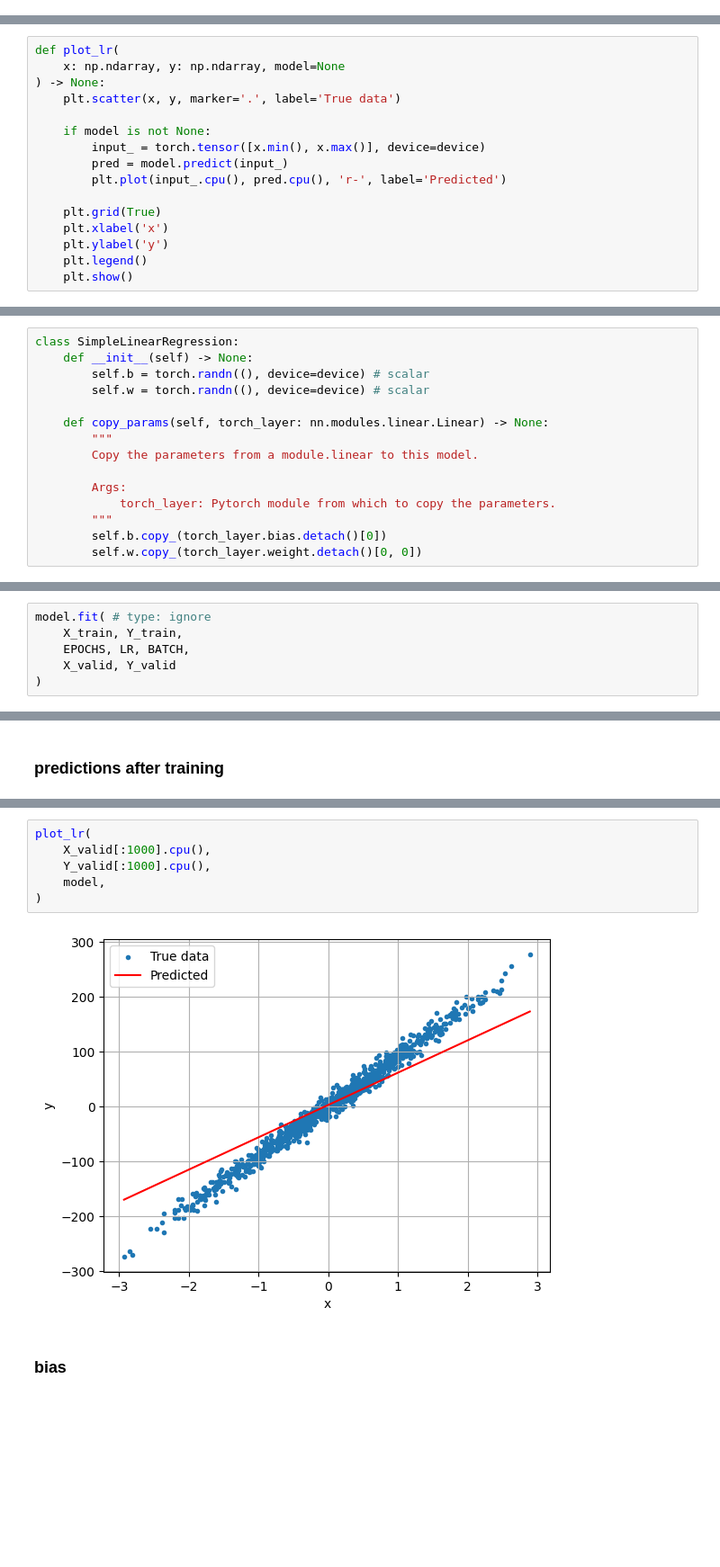
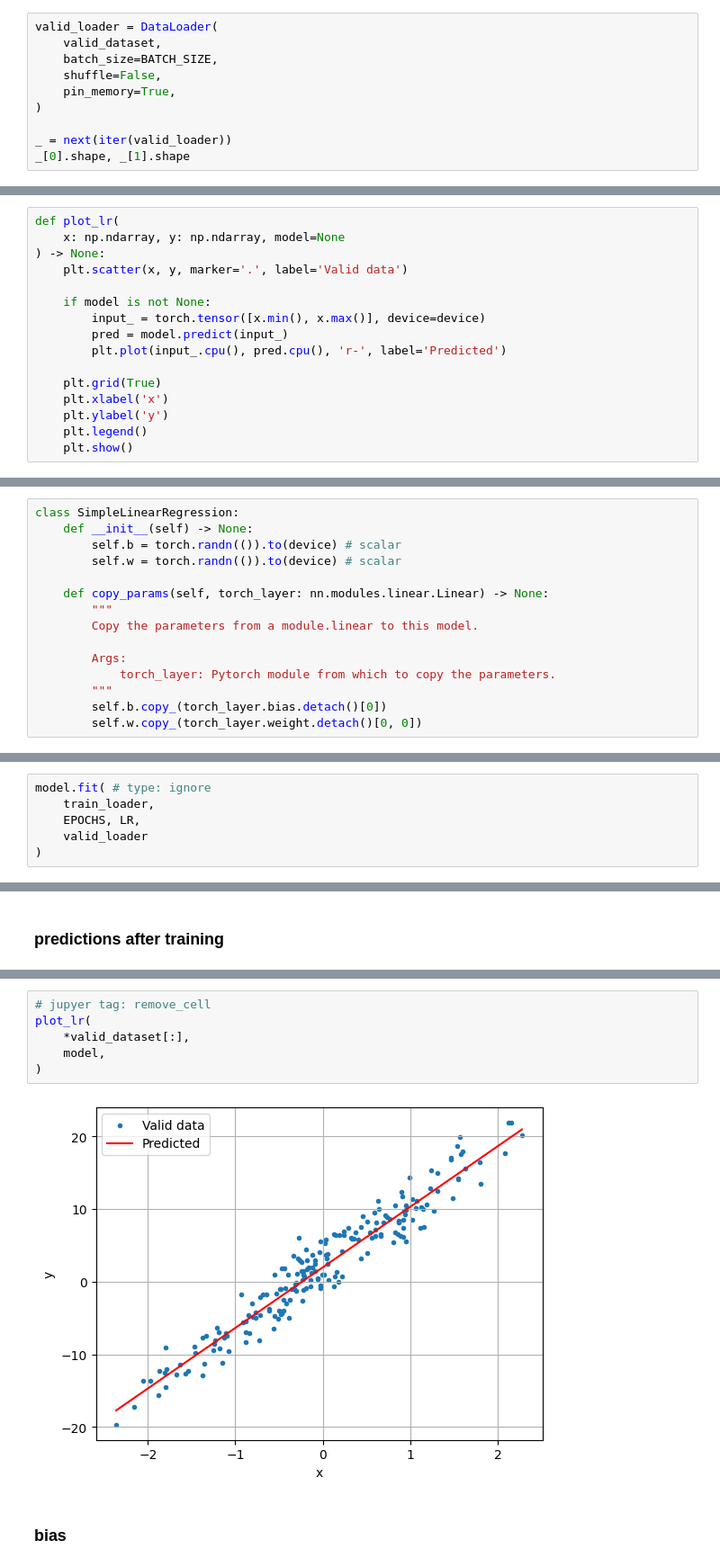
Before and after one commit to PilotLeoYan/inside-deep-learning, a Jupyter notebook: content/1-linear-regression/1-1-simple-linear-regression.ipynb, the cells around one changed output, grey strips where cells are left out. Shown at 90% size. Cells and saved outputs as stored; diff of their text form; blank space fills up the shorter version.

```diff
--- a/content/1-linear-regression/1-1-simple-linear-regression.ipynb
+++ b/content/1-linear-regression/1-1-simple-linear-regression.ipynb
@@ -208,0 +252,10 @@ del Y
+# %%
+valid_loader = DataLoader(
+    valid_dataset,
+    batch_size=BATCH_SIZE,
+    shuffle=False,
+    pin_memory=True,
+)
+
+_ = next(iter(valid_loader))
+_[0].shape, _[1].shape
@@ -217,7 +272,7 @@ from matplotlib import pyplot as plt
 def plot_lr(
     x: np.ndarray, y: np.ndarray, model=None
 ) -> None:
-    plt.scatter(x, y, marker='.', label='True data')
+    plt.scatter(x, y, marker='.', label='Valid data')
 
     if model is not None:
         input_ = torch.tensor([x.min(), x.max()], device=device)
@@ -246,8 +299,8 @@ $b, w \in \mathbb{R}$, which are called *bias* and *weight* respectively.
 # %%
 class SimpleLinearRegression:
     def __init__(self) -> None:
-        self.b = torch.randn((), device=device) # scalar
-        self.w = torch.randn((), device=device) # scalar
+        self.b = torch.randn(()).to(device) # scalar
+        self.w = torch.randn(()).to(device) # scalar
 
     def copy_params(self, torch_layer: nn.modules.linear.Linear) -> None:
         """
@@ -848,7 +907,7 @@ epoch: 15 - MSE: 933.3686 - MSE_v: 1080.1531
 # %%
 model.fit( # type: ignore
-    X_train, Y_train,
-    EPOCHS, LR, BATCH,
-    X_valid, Y_valid
+    train_loader,
+    EPOCHS, LR,
+    valid_loader
 )
 # %% [output]
@@ -880,11 +962,11 @@ mape(
 # %%
+# jupyer tag: remove_cell
 plot_lr(
-    X_valid[:1000].cpu(),
-    Y_valid[:1000].cpu(),
+    *valid_dataset[:],
     model,
 )
 # %% [output]
-[figure, old version]
+[figure, new version]
 # %% [markdown]
 ### bias
 # %% [markdown]
```
Also changed, not shown: parts of 65 cells of this notebook.
